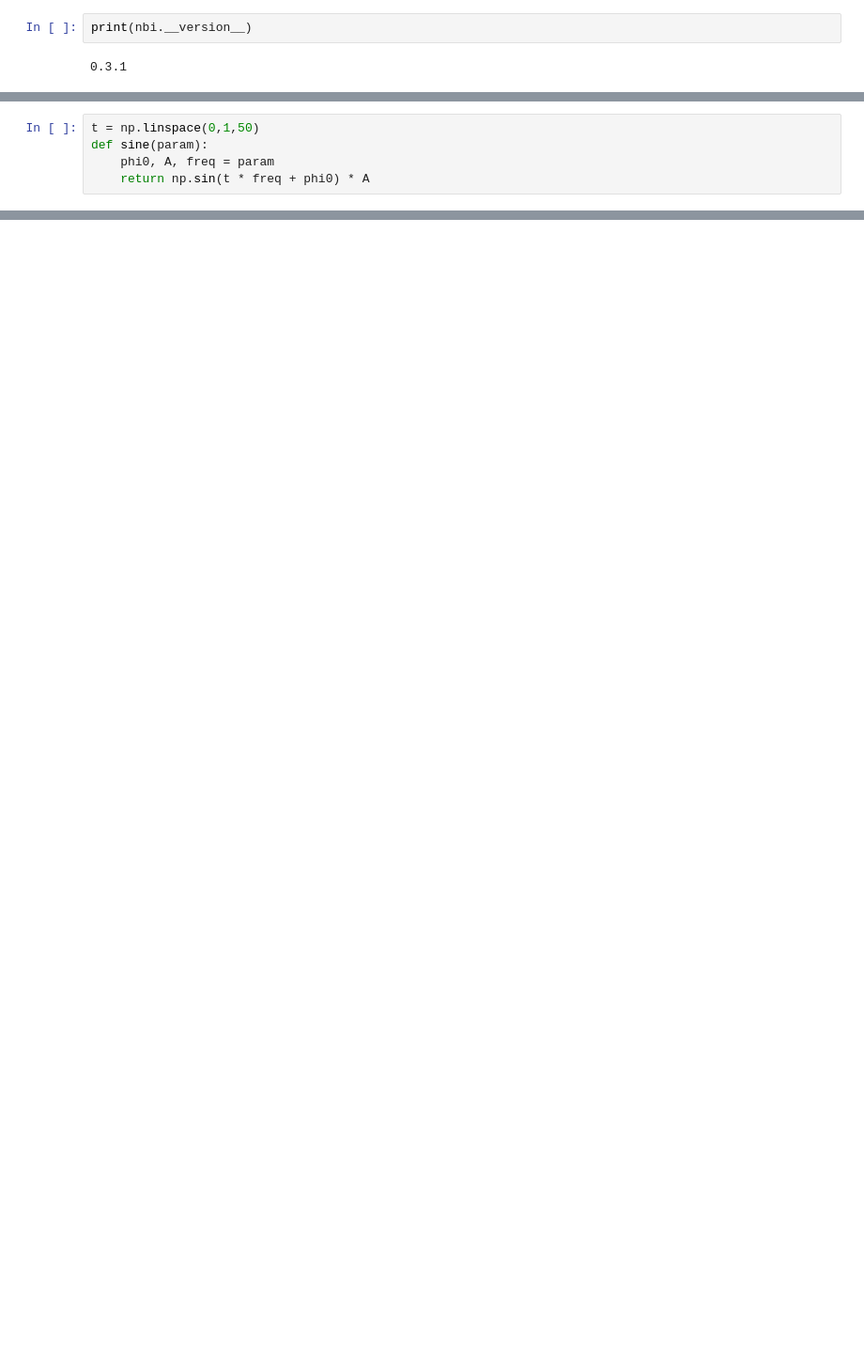
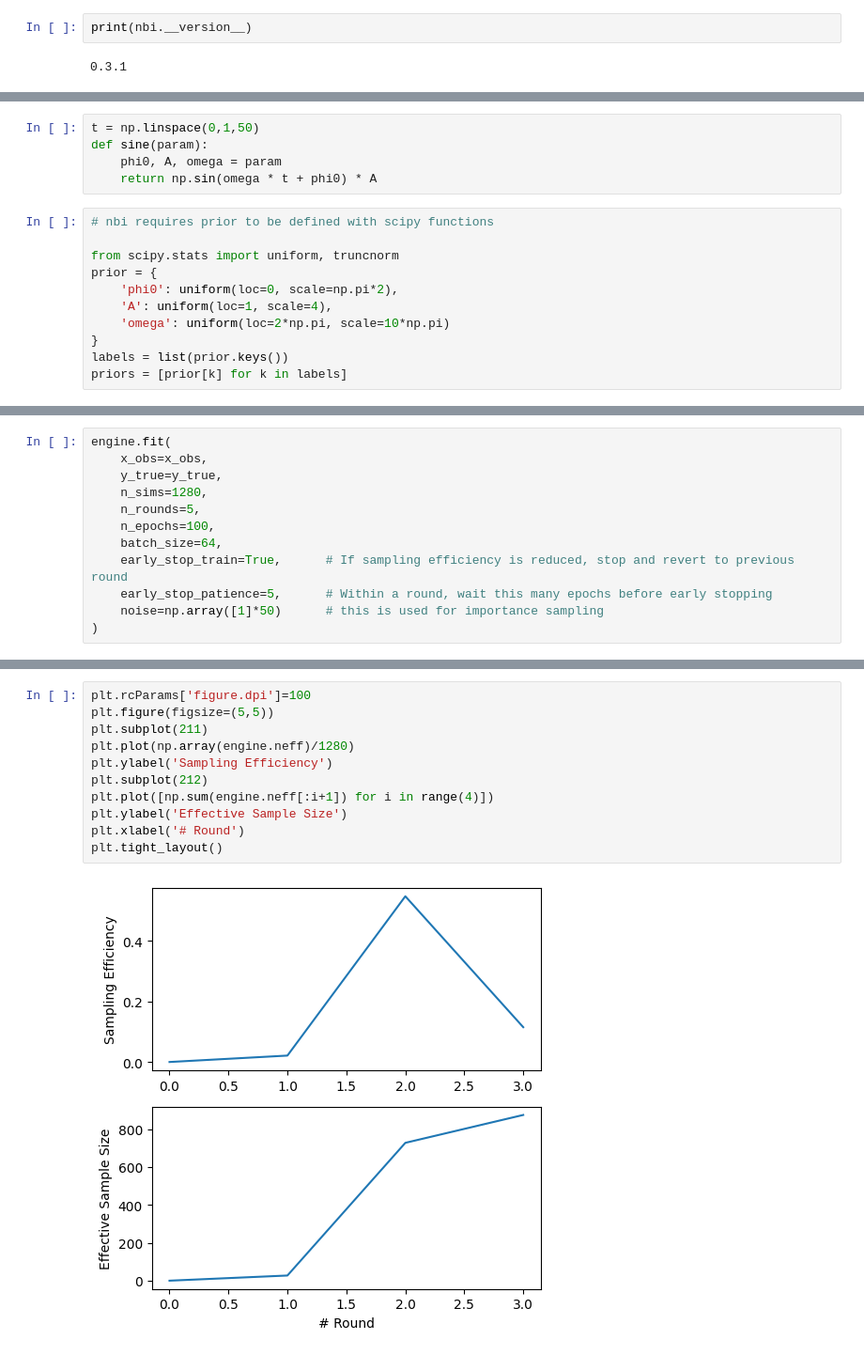
Before and after one commit to kmzzhang/nbi, a Jupyter notebook: examples/demo-sine-v031.ipynb, the cells around one changed output, grey strips where cells are left out. Shown at 94% size. Cells and saved outputs as stored; diff of their text form; blank space fills up the shorter version.

```diff
--- a/examples/demo-sine-v031.ipynb
+++ b/examples/demo-sine-v031.ipynb
@@ -19,5 +32,0 @@ $f(t) = A\cdot\sin(f\cdot t+\phi_0$)
-# %%
-t = np.linspace(0,1,50)
-def sine(param):
-    phi0, A, freq = param
-    return np.sin(t * freq + phi0) * A
@@ -196,0 +42,16 @@ plt.errorbar(range(50), x_obs, yerr=1, fmt='rx')
+# %%
+t = np.linspace(0,1,50)
+def sine(param):
+    phi0, A, omega = param
+    return np.sin(omega * t + phi0) * A
+# %%
+# nbi requires prior to be defined with scipy functions
+
+from scipy.stats import uniform, truncnorm
+prior = {
+    'phi0': uniform(loc=0, scale=np.pi*2),
+    'A': uniform(loc=1, scale=4),
+    'omega': uniform(loc=2*np.pi, scale=10*np.pi)
+}
+labels = list(prior.keys())
+priors = [prior[k] for k in labels]
@@ -196,0 +104,12 @@ plt.errorbar(range(50), x_obs, yerr=1, fmt='rx')
+# %%
+engine.fit(
+    x_obs=x_obs,
+    y_true=y_true,
+    n_sims=1280,
+    n_rounds=5,
+    n_epochs=100,
+    batch_size=64,
+    early_stop_train=True,      # If sampling efficiency is reduced, stop and revert to previous round
+    early_stop_patience=5,      # Within a round, wait this many epochs before early stopping
+    noise=np.array([1]*50)      # this is used for importance sampling
+)
@@ -196,0 +135,13 @@ plt.errorbar(range(50), x_obs, yerr=1, fmt='rx')
+# %%
+plt.rcParams['figure.dpi']=100
+plt.figure(figsize=(5,5))
+plt.subplot(211)
+plt.plot(np.array(engine.neff)/1280)
+plt.ylabel('Sampling Efficiency')
+plt.subplot(212)
+plt.plot([np.sum(engine.neff[:i+1]) for i in range(4)])
+plt.ylabel('Effective Sample Size')
+plt.xlabel('# Round')
+plt.tight_layout()
+# %% [output]
+[figure, added]
```
Also changed, not shown: parts of 34 cells of this notebook.
